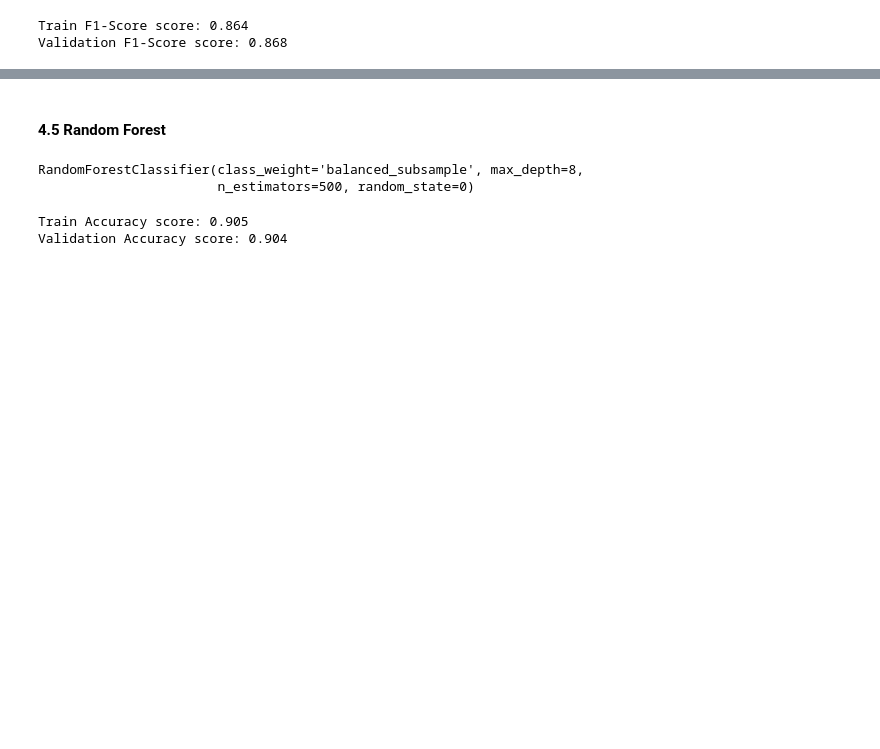
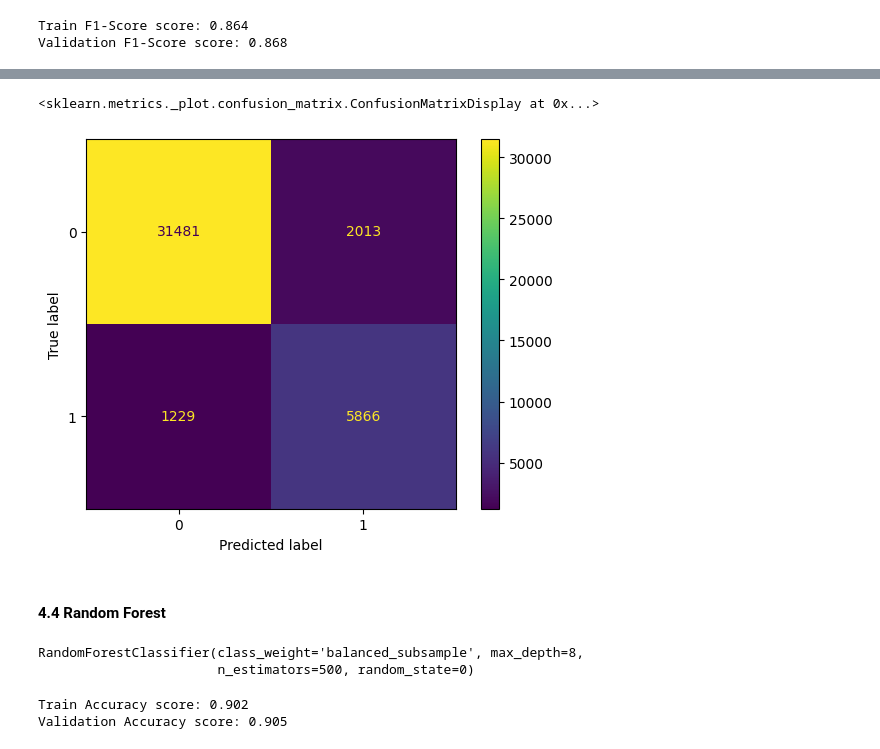
Before and after one commit to LocVu-Tim/COSC2753_A1_s3891483, a Jupyter notebook: notebooks/main.ipynb, the cells around one changed output, grey strips where cells are left out. Cells and saved outputs as stored; diff of their text form; code cells hidden in the pictures; blank space fills up the shorter version.

```diff
--- a/notebooks/main.ipynb
+++ b/notebooks/main.ipynb
@@ -346,6 +343,6 @@ It seems like there is no missing values (`NaN`) nor any error values, therefore
 We want to separate the features `X` and target `Y` first.
 # %%
 df_X = df_train.drop(["Status"], axis=1)
-df_Y = df_train[["Status"]]
+df_y = df_train[["Status"]]
 # %%
 display(df_X.head())
@@ -701,22 +684,22 @@ plt.show()
 # %%
-train_data_X_, test_data_X, train_data_y_ , test_data_y = train_test_split(df_X, df_Y, test_size=0.2,
+train_data_X_, test_data_X, train_data_Y_ , test_data_Y = train_test_split(df_X, df_y, test_size=0.2,
                                               shuffle=True,random_state=0)
 
-train_data_X, val_data_X, train_data_y, val_data_y = train_test_split(train_data_X_, train_data_y_, test_size=0.25,
+train_data_X, val_data_X, train_data_Y, val_data_Y = train_test_split(train_data_X_, train_data_Y_, test_size=0.25,
                                             shuffle=True,random_state=0)
 
 print(train_data_X.shape, val_data_X.shape, test_data_X.shape)
 # %% [output]
 (121766, 23) (40589, 23) (40589, 23)
 # %%
-train_x = train_data_X.to_numpy()
-train_y = train_data_y
+train_X = train_data_X.to_numpy()
+train_y = train_data_Y
 
-val_x = val_data_X.to_numpy()
-val_y = val_data_y
+val_X = val_data_X.to_numpy()
+val_y = val_data_Y
 
-test_x = test_data_X.to_numpy()
-test_y = test_data_y
+test_X = test_data_X.to_numpy()
+test_y = test_data_Y
 # %%
 import graphviz
 
@@ -745,6 +728,6 @@ from sklearn import tree
 
 tree_max_depth = 2   #change this value and observe
 
-clf = tree.DecisionTreeClassifier(criterion='entropy', max_depth=tree_max_depth, class_weight='balanced')
-clf = clf.fit(train_x, train_y)
+clf_tree = tree.DecisionTreeClassifier(criterion='entropy', max_depth=tree_max_depth, class_weight='balanced')
+clf_tree = clf_tree.fit(train_X, train_y)
 # %%
@@ -765,4 +779,10 @@ It seems like by using `Decision Tree` increase our `Train` and `Validation` F1-
+# %%
+from sklearn.metrics import ConfusionMatrixDisplay
+ConfusionMatrixDisplay.from_estimator(clf_tree,test_X,test_y)
+# %% [output]
+<sklearn.metrics._plot.confusion_matrix.ConfusionMatrixDisplay at 0x...>
+[figure, added]
 # %% [markdown]
-#### 4.5 Random Forest
+#### 4.4 Random Forest
 # %%
 from sklearn.ensemble import RandomForestClassifier
@@ -783,9 +803,9 @@ def get_acc_scores(clf, train_X, train_Y, val_X, val_Y):
 
     return train_acc, val_acc
 # %%
-train_acc, val_acc = get_acc_scores(clf, train_X, train_Y, val_X, val_Y)
+train_acc, val_acc = get_acc_scores(clf_Forest, train_X, train_y, val_X, val_y)
 print("Train Accuracy score: {:.3f}".format(train_acc))
 print("Validation Accuracy score: {:.3f}".format(val_acc))
 # %% [output]
-Train Accuracy score: 0.905
-Validation Accuracy score: 0.904
+Train Accuracy score: 0.902
+Validation Accuracy score: 0.905
```
Also changed, not shown: parts of 61 cells of this notebook.
